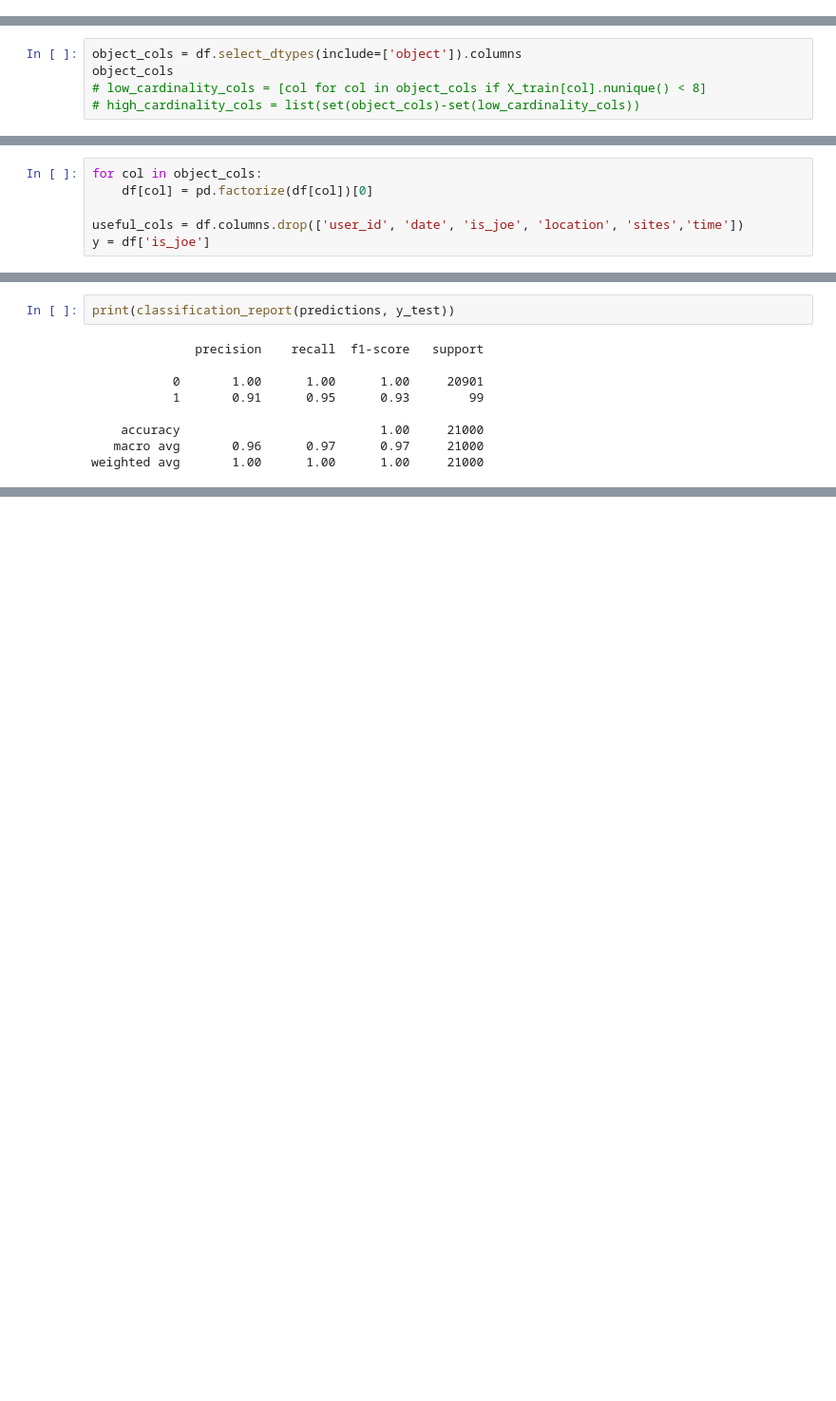
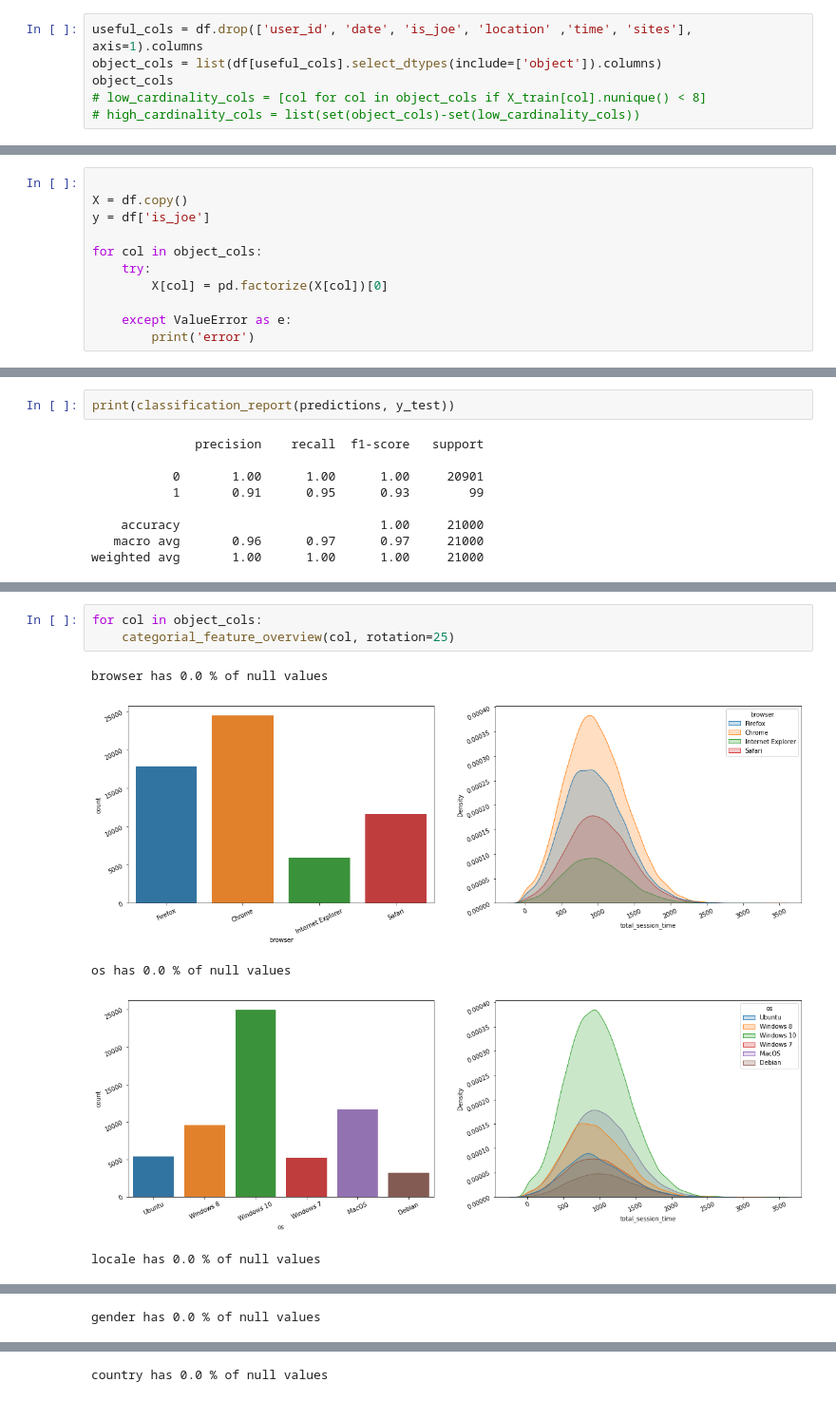
Before and after one commit to gzawadzki-gd/catching-joe, a Jupyter notebook: eda.ipynb, the cells around one changed output, grey strips where cells are left out. Shown at 95% size. Drawn from its saved outputs; the diff is of its cells as text; blank space fills up the shorter version.

Commit message:
fixed errors

```diff
--- a/eda.ipynb
+++ b/eda.ipynb
@@ -184,3 +169,9 @@ array(['blogadda.com', 'jeuxonline.info', 'lenta.ru', 'mail.google.com',
 | 35 | toptal.com | lenta.ru | 1128 |
 | 6 | lenta.ru | toptal.com | 916 |
 | 15 | mail.google.com | vk.com | 898 |
+# %%
+useful_cols = df.drop(['user_id', 'date', 'is_joe', 'location' ,'time', 'sites'], axis=1).columns
+object_cols = list(df[useful_cols].select_dtypes(include=['object']).columns)
+object_cols
+# low_cardinality_cols = [col for col in object_cols if X_train[col].nunique() < 8]
+# high_cardinality_cols = list(set(object_cols)-set(low_cardinality_cols))
@@ -240,5 +213,0 @@ memory usage: 11.4+ MB
-# %%
-object_cols = df.select_dtypes(include=['object']).columns
-object_cols
-# low_cardinality_cols = [col for col in object_cols if X_train[col].nunique() < 8]
-# high_cardinality_cols = list(set(object_cols)-set(low_cardinality_cols))
@@ -256,9 +214,14 @@ Index(['browser', 'os', 'locale', 'gender', 'country', 'city', 'dayofweek',
-# %%
-for col in object_cols:
-    df[col] = pd.factorize(df[col])[0]
-
-useful_cols = df.columns.drop(['user_id', 'date', 'is_joe', 'location', 'sites','time'])
-y = df['is_joe']
+# %%
+
+X = df.copy()
+y = df['is_joe']
+
+for col in object_cols:
+    try:
+        X[col] = pd.factorize(X[col])[0]
+
+    except ValueError as e:
+        print('error')
 # %%
 X = df[useful_cols].copy()
 X.sample(5)
@@ -344,0 +298,9 @@ weighted avg       1.00      1.00      1.00     21000
+# %%
+for col in object_cols:
+    categorial_feature_overview(col, rotation=25)
+# %% [output]
+browser has 0.0 % of null values
+[figure, added]
+os has 0.0 % of null values
+[figure, added]
+locale has 0.0 % of null values
@@ -344,0 +308 @@ weighted avg       1.00      1.00      1.00     21000
+gender has 0.0 % of null values
@@ -344,0 +310 @@ weighted avg       1.00      1.00      1.00     21000
+country has 0.0 % of null values
```
Also changed, not shown: parts of 20 cells of this notebook.
